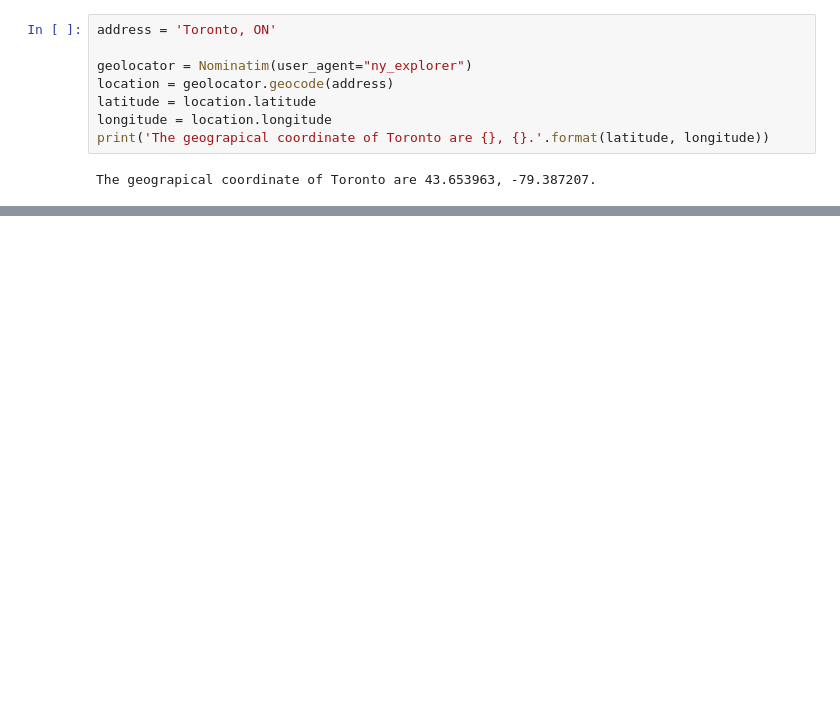
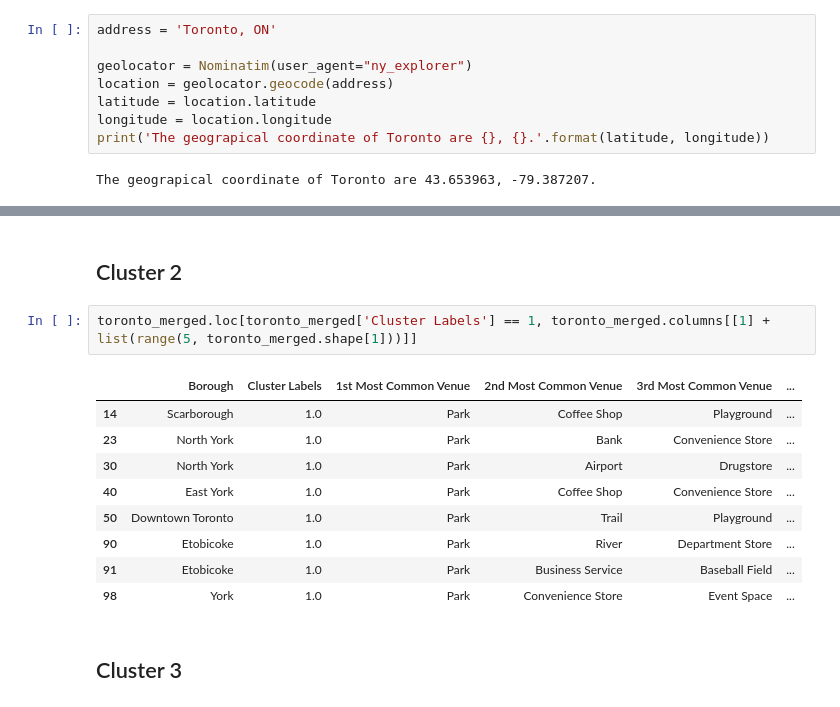
Before and after one commit to AnalystGeek/my_github_example, a Jupyter notebook: Segmenting_and_Clustering_Part_1-3.ipynb, the cells around one changed output, grey strips where cells are left out. Saved outputs shown, nothing was run; the diff lists cells and outputs as text; blank space fills up the shorter version.

```diff
--- a/Segmenting_and_Clustering_Part_1-3.ipynb
+++ b/Segmenting_and_Clustering_Part_1-3.ipynb
@@ -396,0 +705,16 @@ map_toronto
+# %% [markdown]
+## Cluster 2
+# %%
+toronto_merged.loc[toronto_merged['Cluster Labels'] == 1, toronto_merged.columns[[1] + list(range(5, toronto_merged.shape[1]))]]
+# %% [output]
+|  | Borough | Cluster Labels | 1st Most Common Venue | 2nd Most Common Venue | 3rd Most Common Venue | ... |
+| 14 | Scarborough | 1.0 | Park | Coffee Shop | Playground | ... |
+| 23 | North York | 1.0 | Park | Bank | Convenience Store | ... |
+| 30 | North York | 1.0 | Park | Airport | Drugstore | ... |
+| 40 | East York | 1.0 | Park | Coffee Shop | Convenience Store | ... |
+| 50 | Downtown Toronto | 1.0 | Park | Trail | Playground | ... |
+| 90 | Etobicoke | 1.0 | Park | River | Department Store | ... |
+| 91 | Etobicoke | 1.0 | Park | Business Service | Baseball Field | ... |
+| 98 | York | 1.0 | Park | Convenience Store | Event Space | ... |
+# %% [markdown]
+## Cluster 3
```
Also changed, not shown: parts of 47 cells of this notebook.
